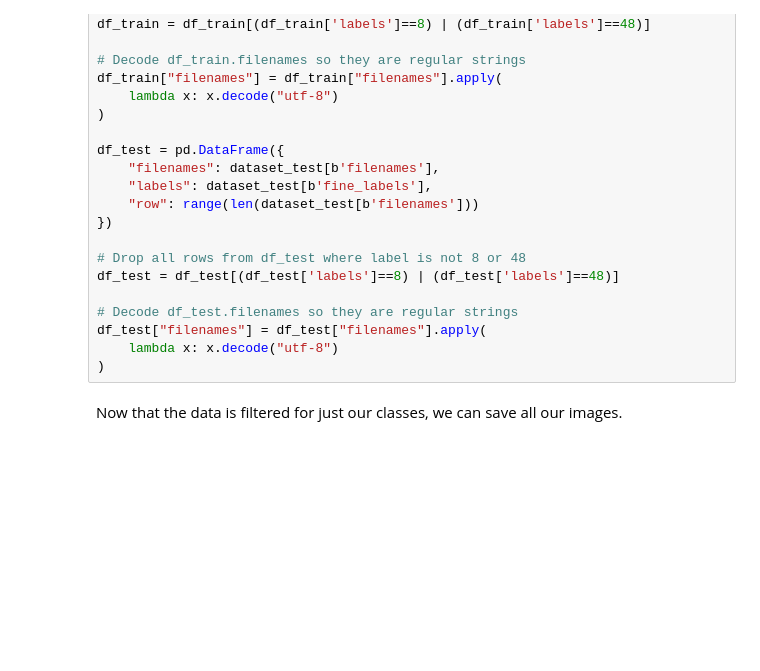
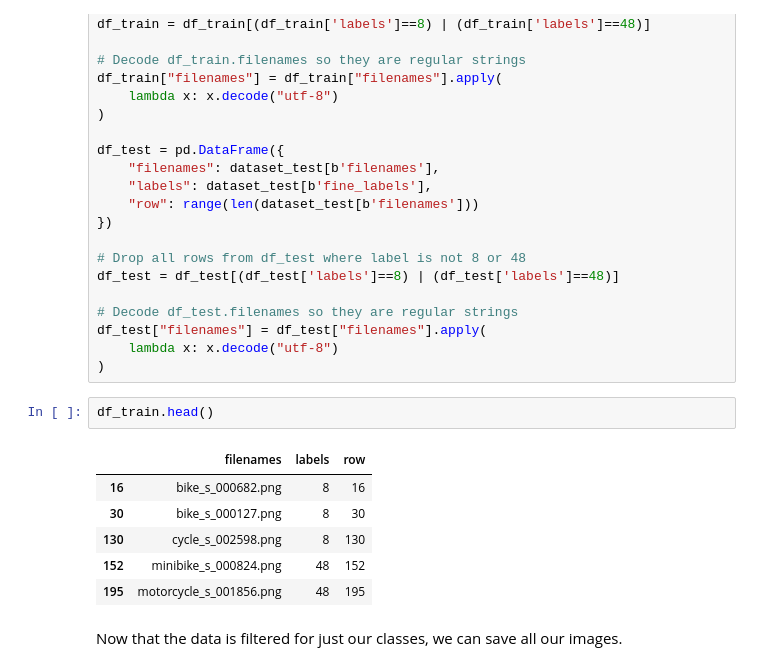
Before and after one commit to Mokohn/aws-ml-engineer-nanodegree, a Jupyter notebook: nd009t-C2-Developing-ML-Workflow-master/project/starter.ipynb, the cells around one changed output. Saved outputs shown, nothing was run; the diff lists cells and outputs as text; blank space fills up the shorter version.

```diff
--- a/nd009t-C2-Developing-ML-Workflow-master/project/starter.ipynb
+++ b/nd009t-C2-Developing-ML-Workflow-master/project/starter.ipynb
@@ -201,6 +201,15 @@ df_test = df_test[(df_test['labels']==8) | (df_test['labels']==48)]
 df_test["filenames"] = df_test["filenames"].apply(
     lambda x: x.decode("utf-8")
 )
+# %%
+df_train.head()
+# %% [output]
+|  | filenames | labels | row |
+| 16 | bike_s_000682.png | 8 | 16 |
+| 30 | bike_s_000127.png | 8 | 30 |
+| 130 | cycle_s_002598.png | 8 | 130 |
+| 152 | minibike_s_000824.png | 48 | 152 |
+| 195 | motorcycle_s_001856.png | 48 | 195 |
 # %% [markdown]
 Now that the data is filtered for just our classes, we can save all our images.
 # %%
```
Also changed, not shown: parts of 19 cells of this notebook.
